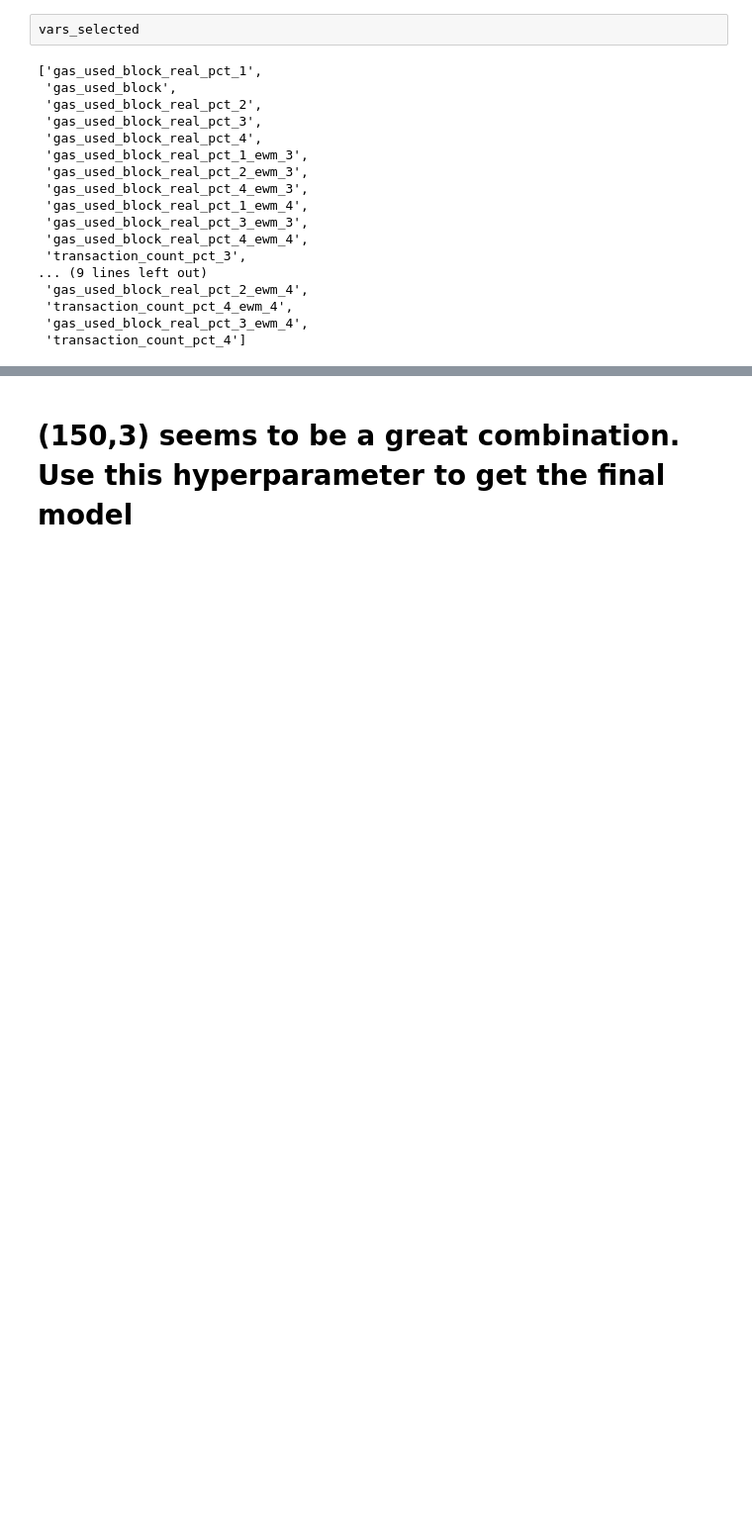
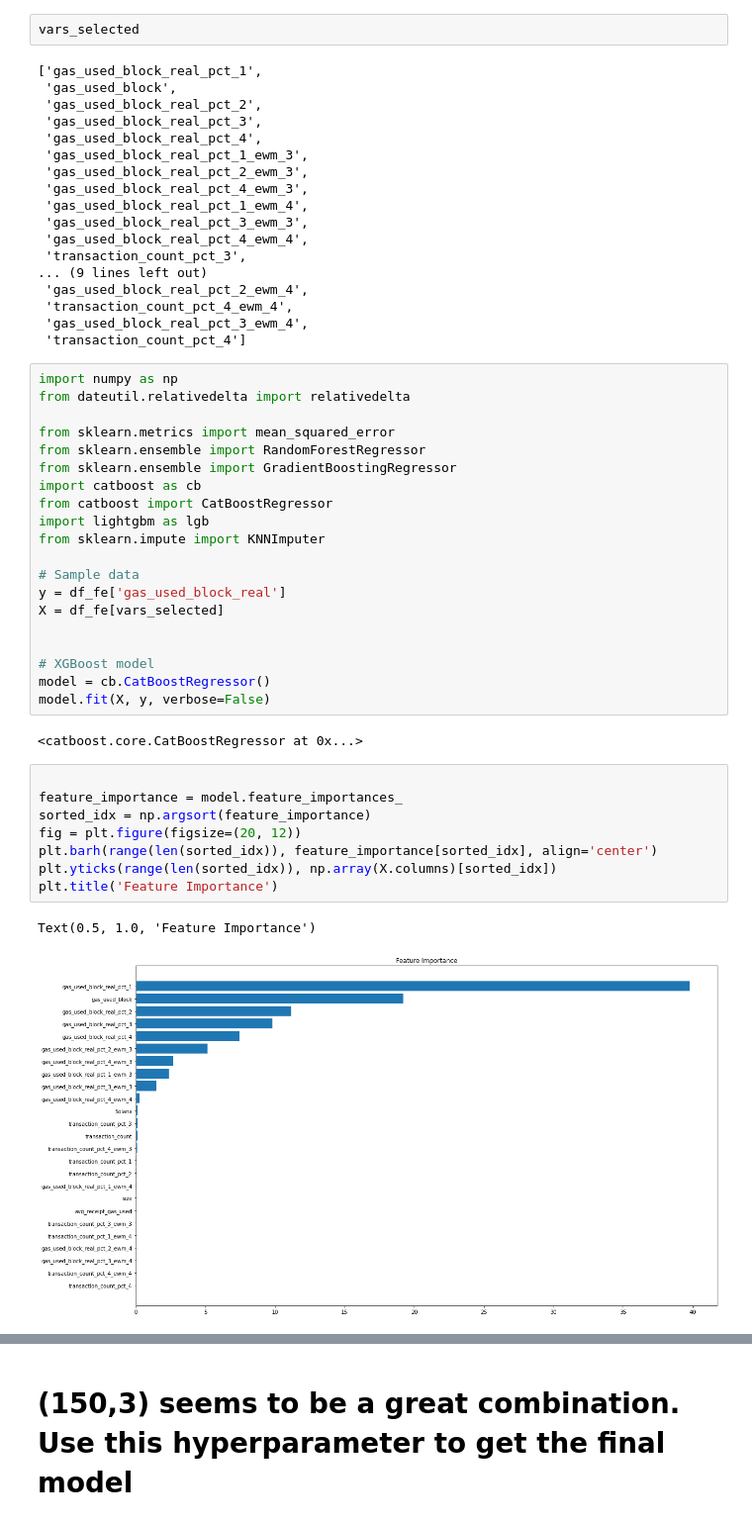
Before and after one commit to Ro0k1e/ethereum_gas_price_prediction, a Jupyter notebook: block_level_catboost.ipynb, the cells around one changed output, grey strips where cells are left out. Shown: that part at 99% size. Cells and saved outputs as stored; diff of their text form; blank space fills up the shorter version.

```diff
--- a/block_level_catboost.ipynb
+++ b/block_level_catboost.ipynb
@@ -135,6 +143,39 @@ vars_selected
  'transaction_count_pct_4_ewm_4',
  'gas_used_block_real_pct_3_ewm_4',
  'transaction_count_pct_4']
+# %%
+import numpy as np
+from dateutil.relativedelta import relativedelta
+
+from sklearn.metrics import mean_squared_error
+from sklearn.ensemble import RandomForestRegressor
+from sklearn.ensemble import GradientBoostingRegressor
+import catboost as cb
+from catboost import CatBoostRegressor
+import lightgbm as lgb
+from sklearn.impute import KNNImputer
+
+# Sample data
+y = df_fe['gas_used_block_real']
+X = df_fe[vars_selected]
+
+
+# XGBoost model
+model = cb.CatBoostRegressor()
+model.fit(X, y, verbose=False)
+# %% [output]
+<catboost.core.CatBoostRegressor at 0x...>
+# %%
+
+feature_importance = model.feature_importances_
+sorted_idx = np.argsort(feature_importance)
+fig = plt.figure(figsize=(20, 12))
+plt.barh(range(len(sorted_idx)), feature_importance[sorted_idx], align='center')
+plt.yticks(range(len(sorted_idx)), np.array(X.columns)[sorted_idx])
+plt.title('Feature Importance')
+# %% [output]
+Text(0.5, 1.0, 'Feature Importance')
+[figure, added]
 # %%
 from dateutil.relativedelta import relativedelta
 
```
Also changed, not shown: parts of 29 cells of this notebook.
